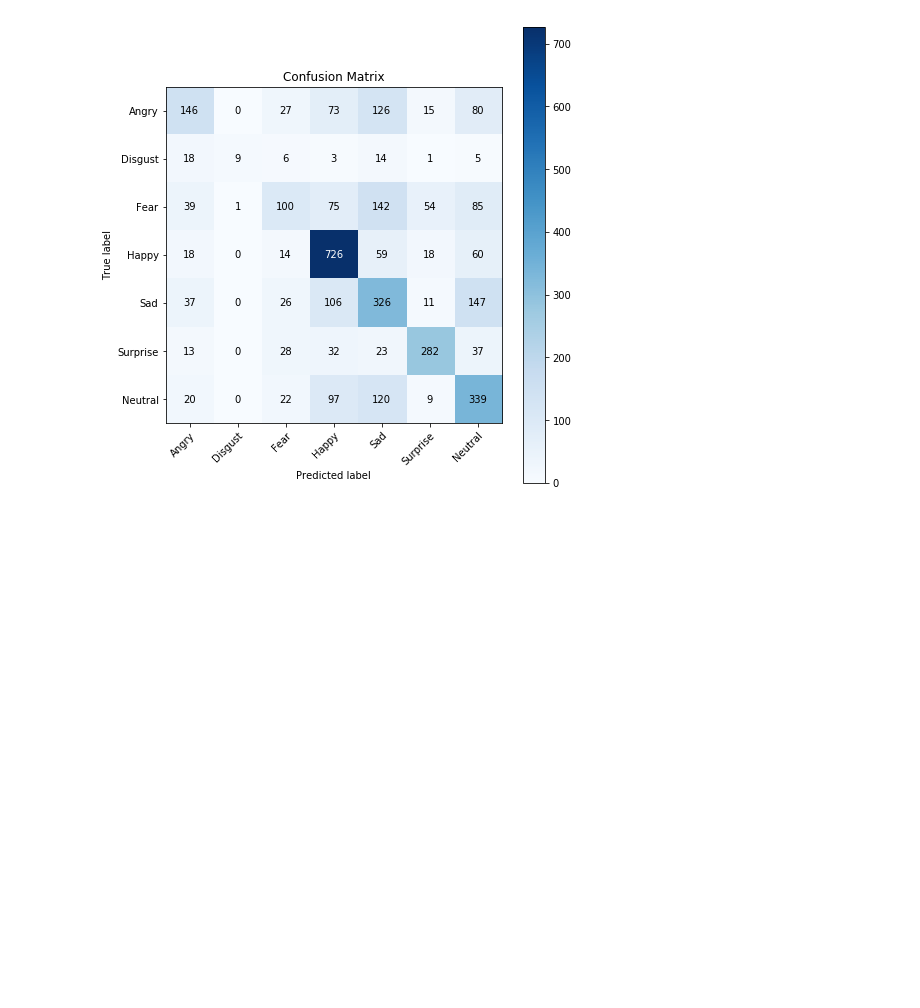
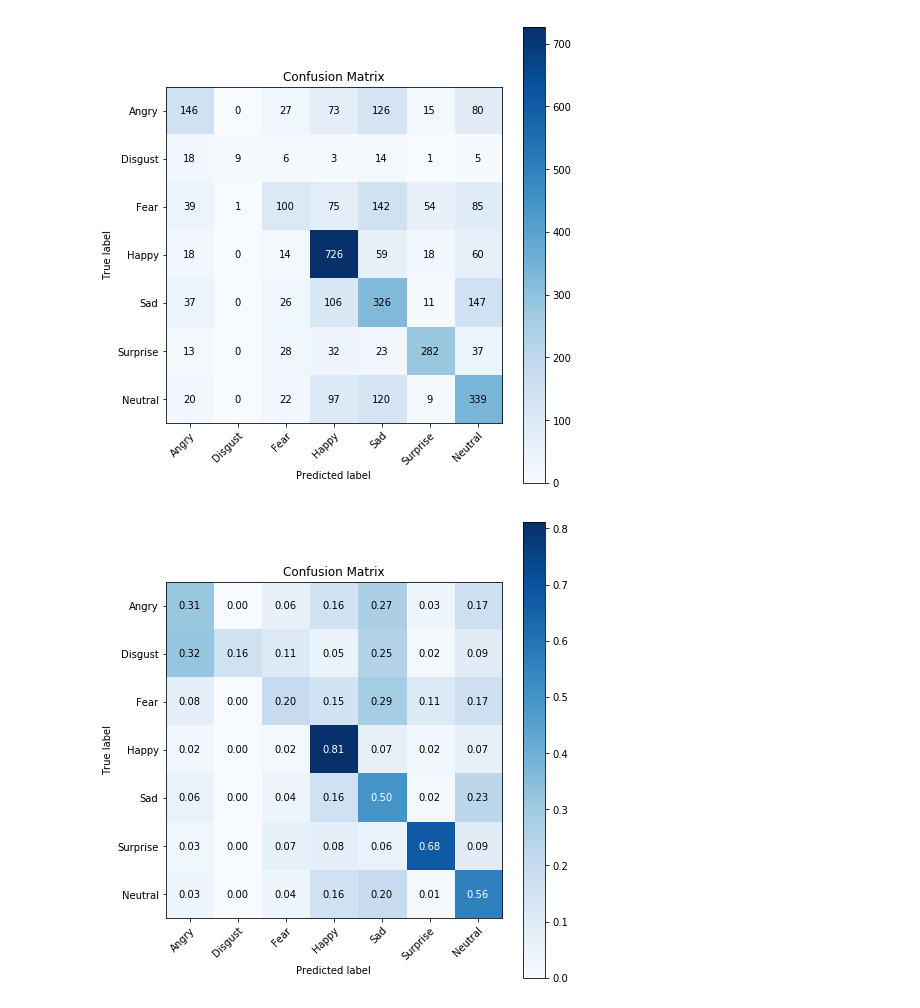
Before and after one commit to raroito87/facial_expression_recognition, a Jupyter notebook: Notebooks/Analyze Results. CNN double layer (10-15). Expanded data x2.ipynb, the cells around one changed output. Drawn from its saved outputs; the diff is of its cells as text; code cells hidden in the pictures; blank space fills up the shorter version.

```diff
--- a/Notebooks/Analyze Results. CNN double layer (10-15). Expanded data x2.ipynb
+++ b/Notebooks/Analyze Results. CNN double layer (10-15). Expanded data x2.ipynb
@@ -24,7 +24,7 @@ learning_rate = 0.0001
 batch_size = 32
 epoch_n=80# opmitized according to F1 score
 
-model_name = f'cnn_double_layer_{learning_rate}_{batch_size}_{n_epochs}_{n_classes}_epoch{epoch_n}'
+model_name = f'cnn_double_layer_{learning_rate}_{batch_size}_{n_epochs}_{n_classes}_epoch{epoch_n}_bestf1'
 
 m_importer = ModelImporter('fer2013_expanded')
 
@@ -93,3 +93,32 @@ for i in range(cm.shape[0]):
 fig.tight_layout()
 # %% [output]
 [figure]
+# %%
+#visualize normalized confusion Matrix
+np.set_printoptions(precision=2)
+cm = cm.astype('float') / cm.sum(axis=1)[:, np.newaxis]
+
+fig, ax = plt.subplots(figsize=(7, 7))
+im = ax.imshow(cm, interpolation='nearest', cmap=plt.cm.Blues)
+ax.figure.colorbar(im, ax=ax)
+# We want to show all ticks...
+ax.set(xticks=np.arange(cm.shape[1]),
+       yticks=np.arange(cm.shape[0]),
+        # ... and label them with the respective list entries
+       xticklabels=labels, yticklabels=labels,
+       title='Confusion Matrix',
+       ylabel='True label',
+       xlabel='Predicted label')
+plt.setp(ax.get_xticklabels(), rotation=45, ha="right",
+             rotation_mode="anchor")
+# Loop over data dimensions and create text annotations.
+fmt = '.2f'
+thresh = cm.max() / 2.
+for i in range(cm.shape[0]):
+    for j in range(cm.shape[1]):
+        ax.text(j, i, format(cm[i, j], fmt),
+        ha="center", va="center",
+        color="white" if cm[i, j] > thresh else "black")
+fig.tight_layout()
+# %% [output]
+[figure, added]
```
Also changed, not shown: parts of 2 cells of this notebook, 49 other files.
